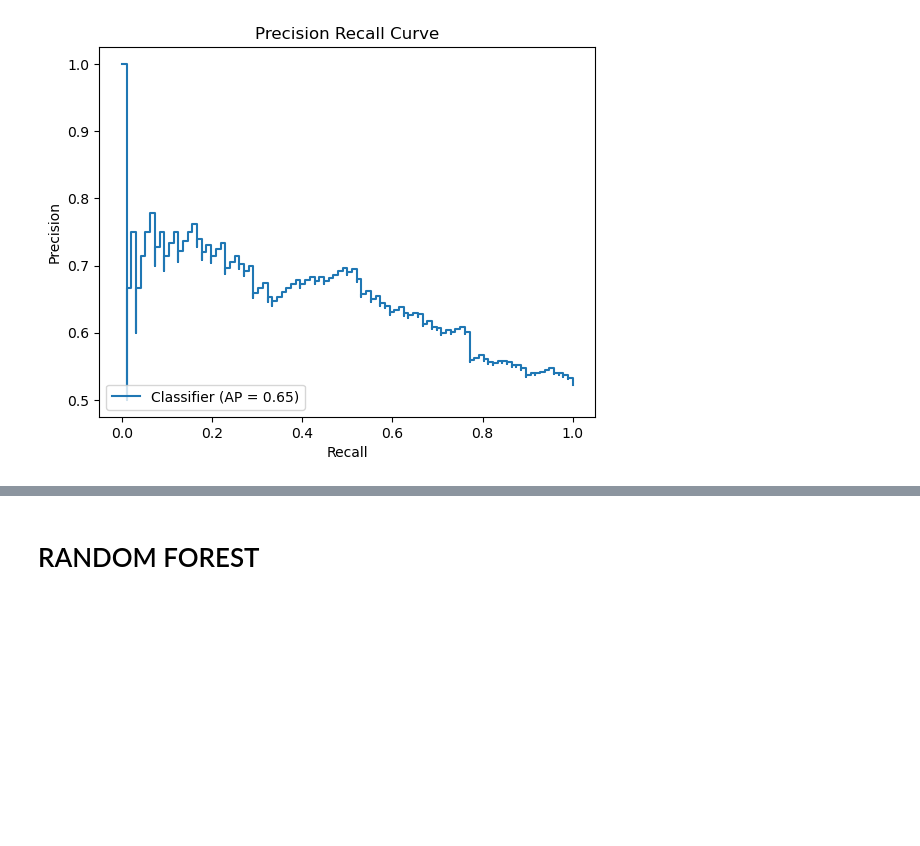
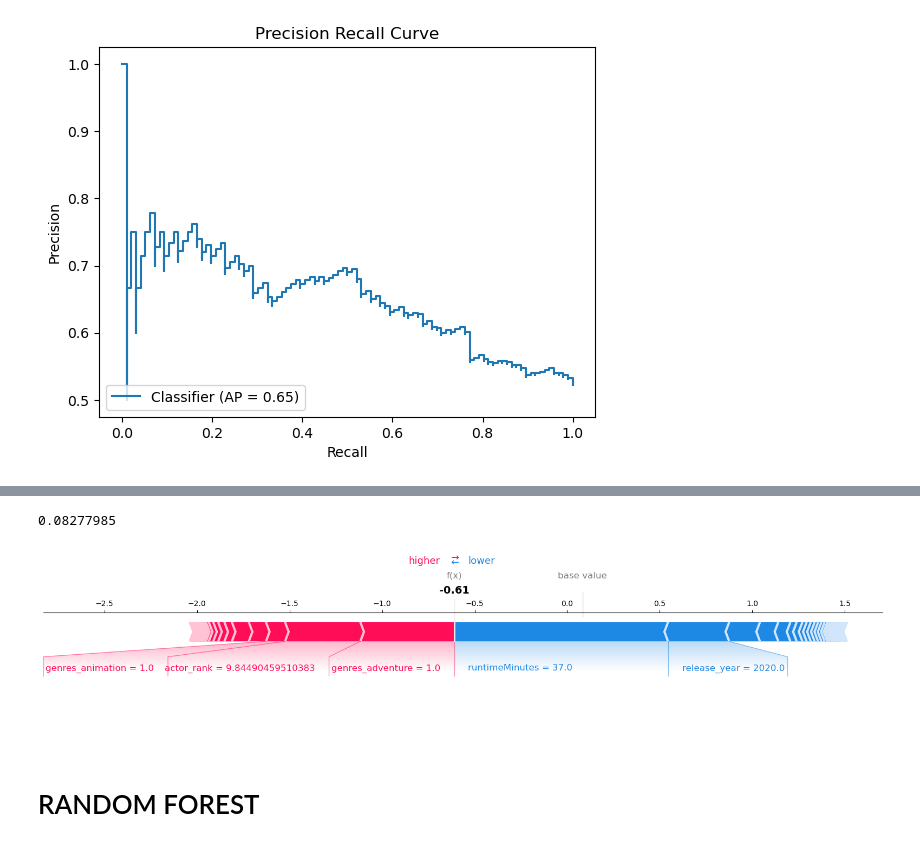
Before and after one commit to Joeyzect/Netflix_ALab_2022, a Jupyter notebook: notebooks/14-joseph-movies-modelling-final copy.ipynb, the cells around one changed output, grey strips where cells are left out. Cells and saved outputs as stored; diff of their text form; code cells hidden in the pictures; blank space fills up the shorter version.

```diff
--- a/notebooks/14-joseph-movies-modelling-final copy.ipynb
+++ b/notebooks/14-joseph-movies-modelling-final copy.ipynb
@@ -799,3 +1106,11 @@ prplot.figure_.savefig('../reports/figures/movie_xgb_BERT_precision_recall_curve
+# %%
+explainer.expected_value
+# %% [output]
+0.08277985
+# %%
+shap.force_plot(explainer.expected_value, shap_values[0,:], pd.DataFrame(best_xgb_gs_bow_drop['xgb_transformer'].transform(X_test.drop(columns=['averageRating', 'numVotes'])).todense(), columns=xgb_gs_bow_drop_feature_names).iloc[0,:], matplotlib=True)
+# %% [output]
+[figure, added]
 # %% [markdown]
 # RANDOM FOREST
 # %% [markdown]
```
Also changed, not shown: parts of 48 cells of this notebook.
